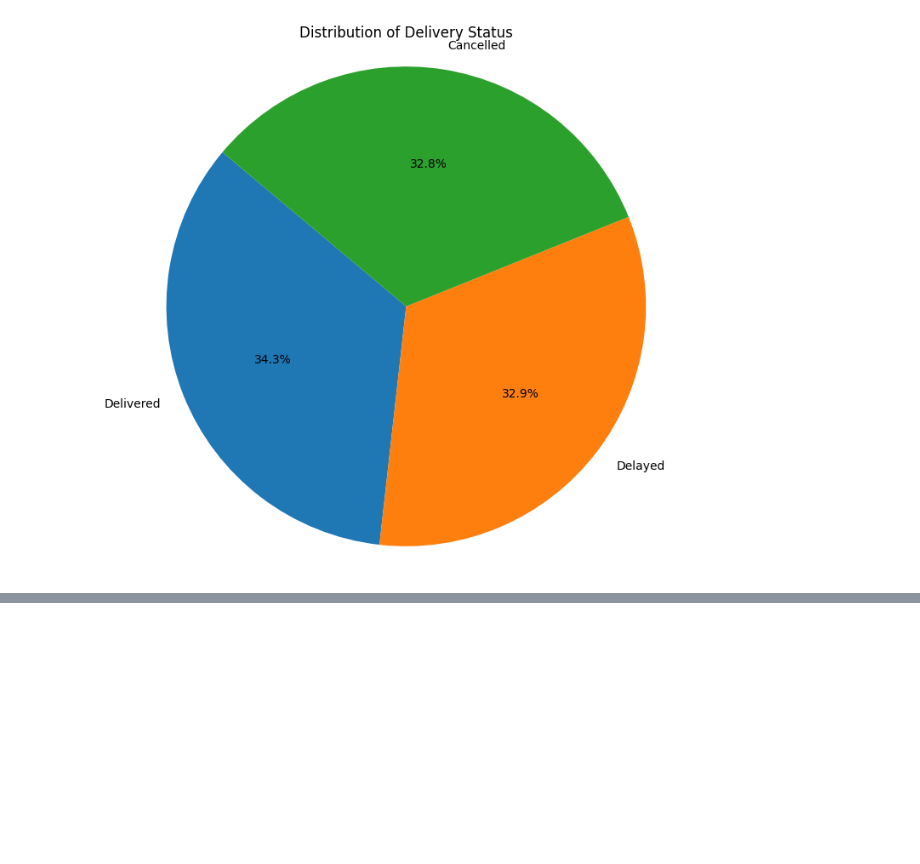
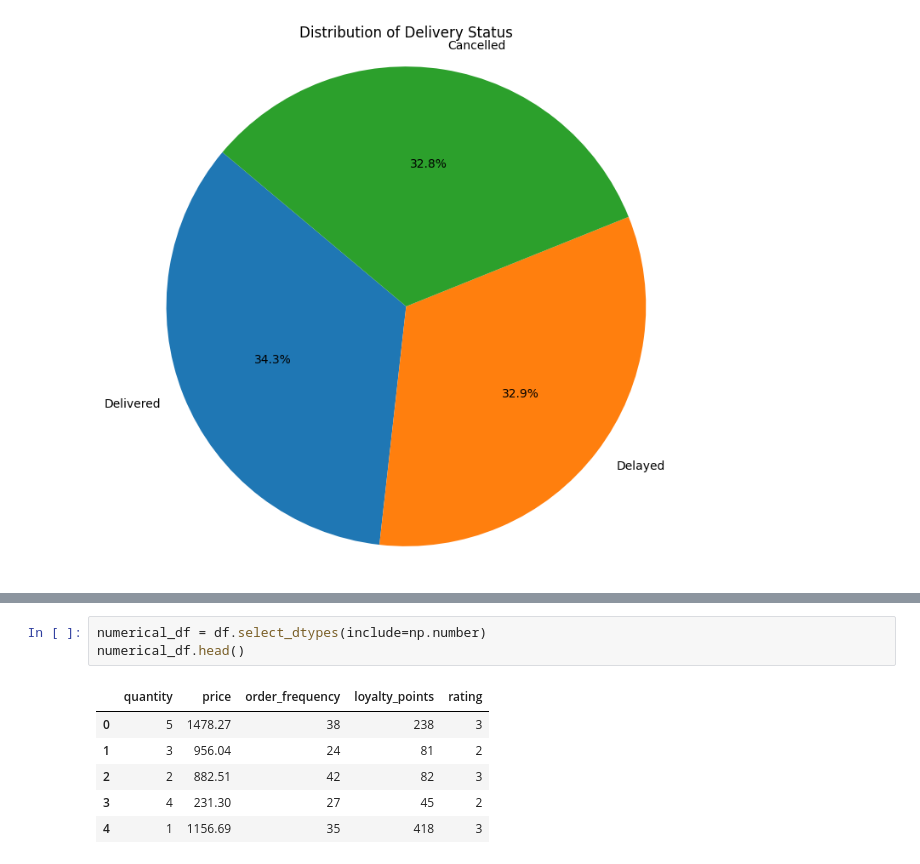
Before and after one commit to Ichsan4Fa/FoodPanda_Analyze, a Jupyter notebook: FoodPanda_Data.ipynb, the cells around one changed output, grey strips where cells are left out. Cells and saved outputs as stored; diff of their text form; blank space fills up the shorter version.

```diff
--- a/FoodPanda_Data.ipynb
+++ b/FoodPanda_Data.ipynb
@@ -66,0 +130,10 @@ plt.show()
+# %%
+numerical_df = df.select_dtypes(include=np.number)
+numerical_df.head()
+# %% [output]
+|  | quantity | price | order_frequency | loyalty_points | rating |
+| 0 | 5 | 1478.27 | 38 | 238 | 3 |
+| 1 | 3 | 956.04 | 24 | 81 | 2 |
+| 2 | 2 | 882.51 | 42 | 82 | 3 |
+| 3 | 4 | 231.30 | 27 | 45 | 2 |
+| 4 | 1 | 1156.69 | 35 | 418 | 3 |
```
Also changed, not shown: parts of 12 cells of this notebook.
